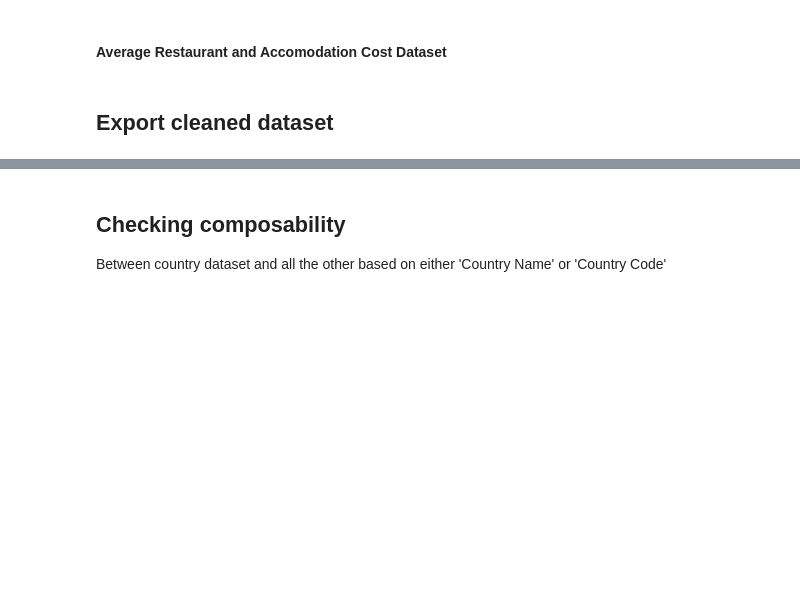
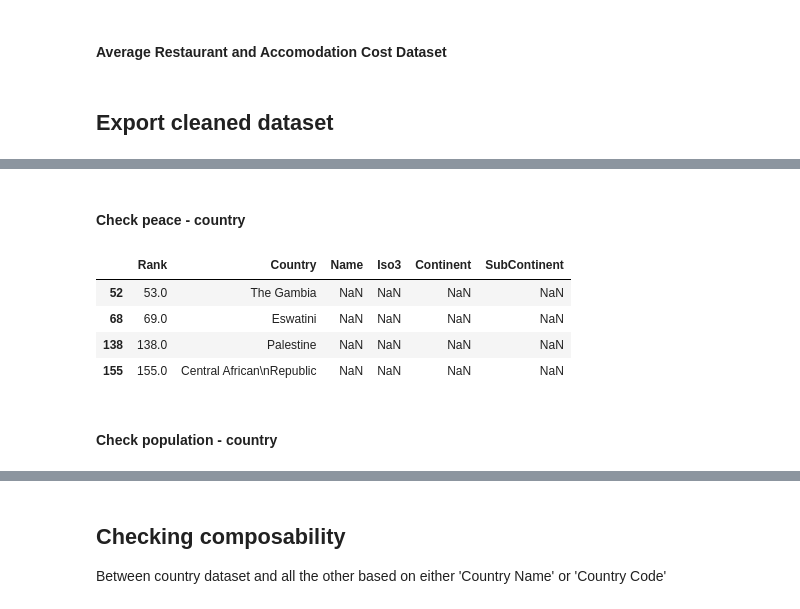
Before and after one commit to syeon0928/FinalExam_VA, a Jupyter notebook: data_cleaning/etl_eda .ipynb, the cells around one changed output, grey strips where cells are left out. Cells and saved outputs as stored; diff of their text form; code cells hidden in the pictures; blank space fills up the shorter version.

```diff
--- a/data_cleaning/etl_eda .ipynb
+++ b/data_cleaning/etl_eda .ipynb
@@ -781,0 +885,13 @@ avg_rest_hot_p["Type Traveler"] = np.select(conditions, choices, default = "Non
+# %% [markdown]
+#### Check peace - country
+# %%
+peace=peace.merge(country, how='left', left_on='Country', right_on='Name')
+peace[peace['Name'].isnull()]
+# %% [output]
+|  | Rank | Country | Name | Iso3 | Continent | SubContinent |
+| 52 | 53.0 | The Gambia | NaN | NaN | NaN | NaN |
+| 68 | 69.0 | Eswatini | NaN | NaN | NaN | NaN |
+| 138 | 138.0 | Palestine | NaN | NaN | NaN | NaN |
+| 155 | 155.0 | Central African\nRepublic | NaN | NaN | NaN | NaN |
+# %% [markdown]
+#### Check population - country
```
Also changed, not shown: parts of 19 cells of this notebook, 1 other file.
